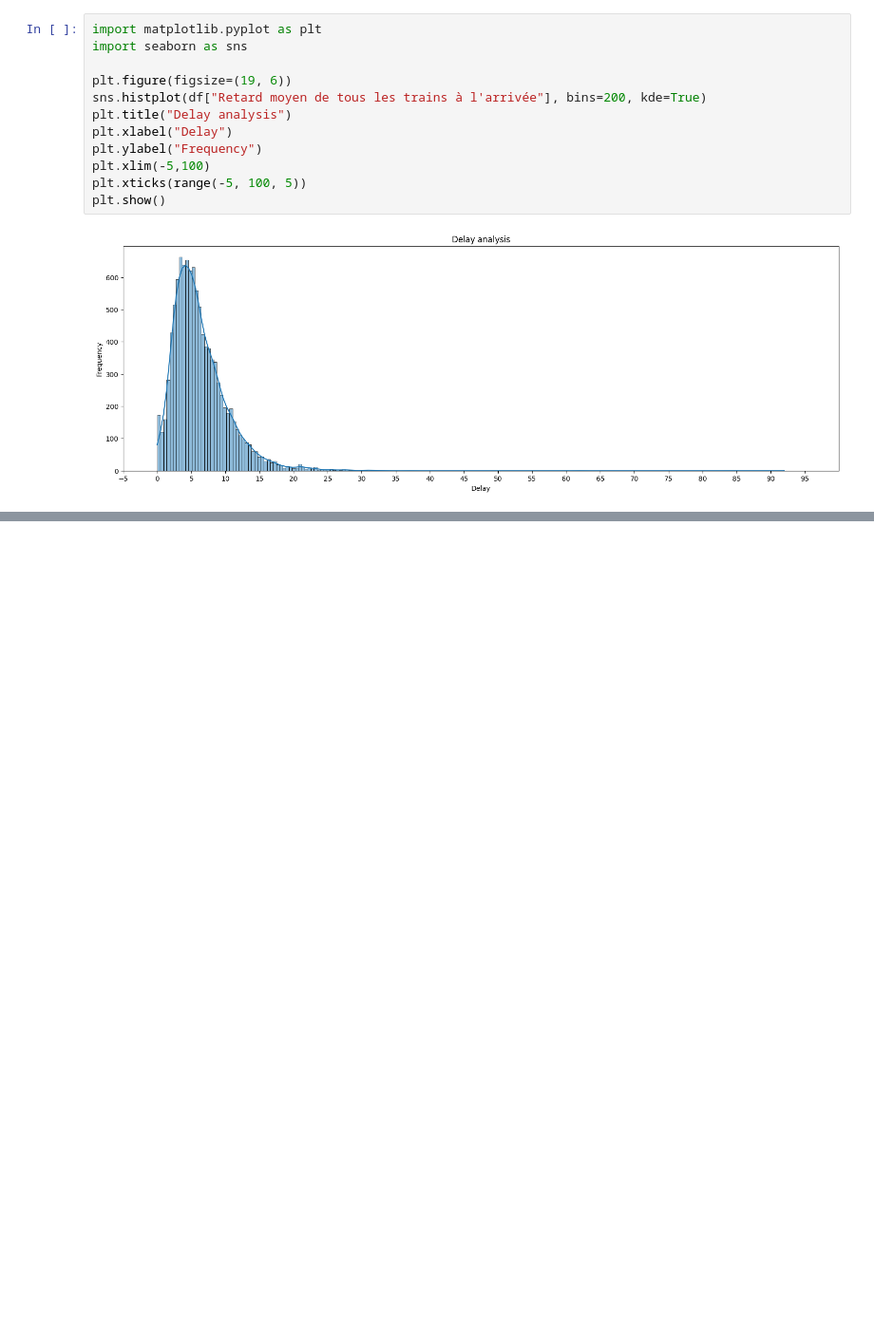
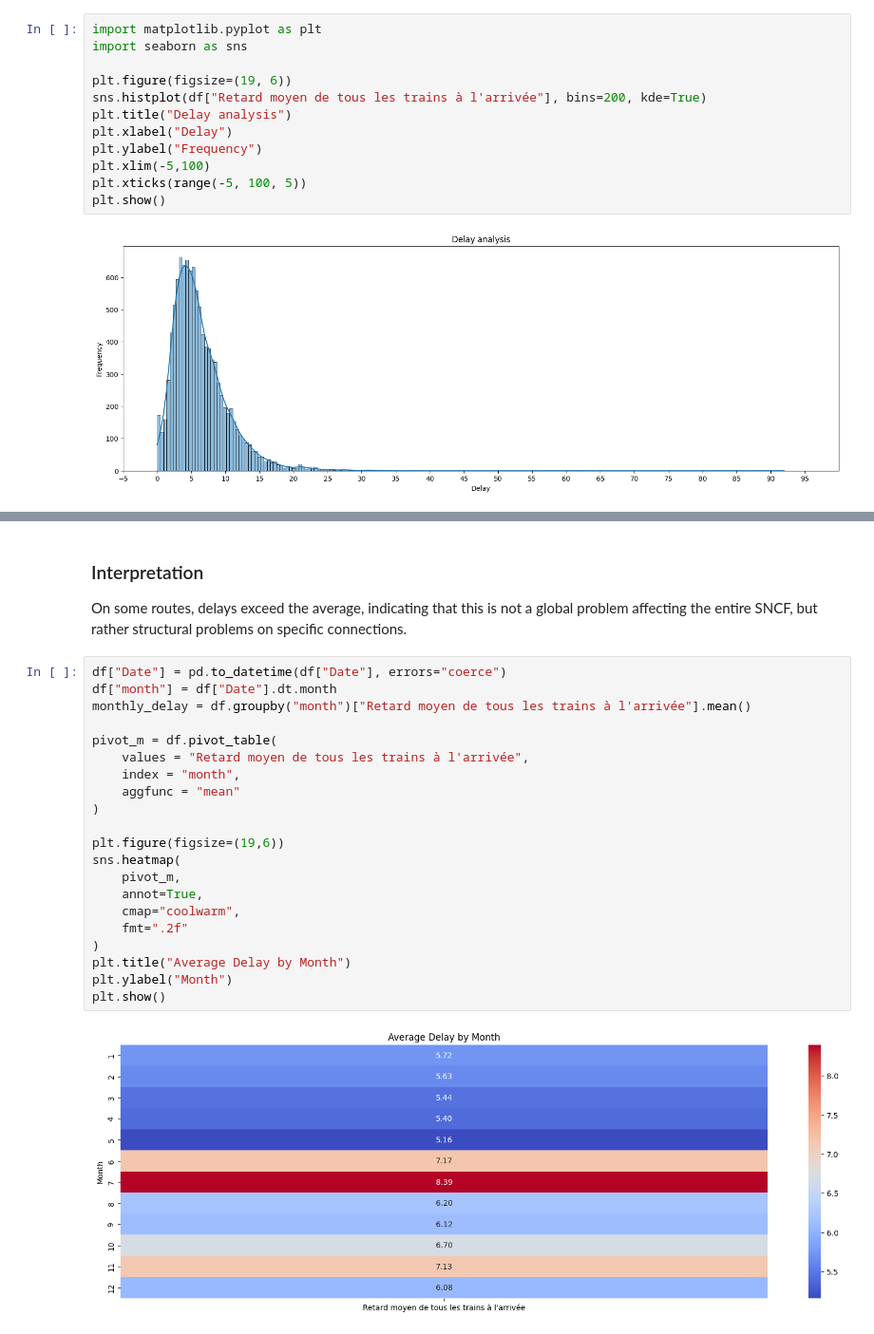
Before and after one commit to AlexandrG1209/tardis, a Jupyter notebook: tardis_eda.ipynb, the cells around one changed output, grey strips where cells are left out. Shown at 95% size. Drawn from its saved outputs; the diff is of its cells as text; blank space fills up the shorter version.

```diff
--- a/tardis_eda.ipynb
+++ b/tardis_eda.ipynb
@@ -221,0 +235,26 @@ This indicates that while the system is generally punctual, rare severe disrupti
+# %% [markdown]
+### Interpretation
+On some routes, delays exceed the average, indicating that this is not a global problem affecting the entire SNCF, but rather structural problems on specific connections.
+# %%
+df["Date"] = pd.to_datetime(df["Date"], errors="coerce")
+df["month"] = df["Date"].dt.month
+monthly_delay = df.groupby("month")["Retard moyen de tous les trains à l'arrivée"].mean()
+
+pivot_m = df.pivot_table(
+    values = "Retard moyen de tous les trains à l'arrivée",
+    index = "month",
+    aggfunc = "mean"
+)
+
+plt.figure(figsize=(19,6))
+sns.heatmap(
+    pivot_m,
+    annot=True,
+    cmap="coolwarm",
+    fmt=".2f"
+)
+plt.title("Average Delay by Month")
+plt.ylabel("Month")
+plt.show()
+# %% [output]
+[figure, added]
```
Also changed, not shown: parts of 2 cells of this notebook.
